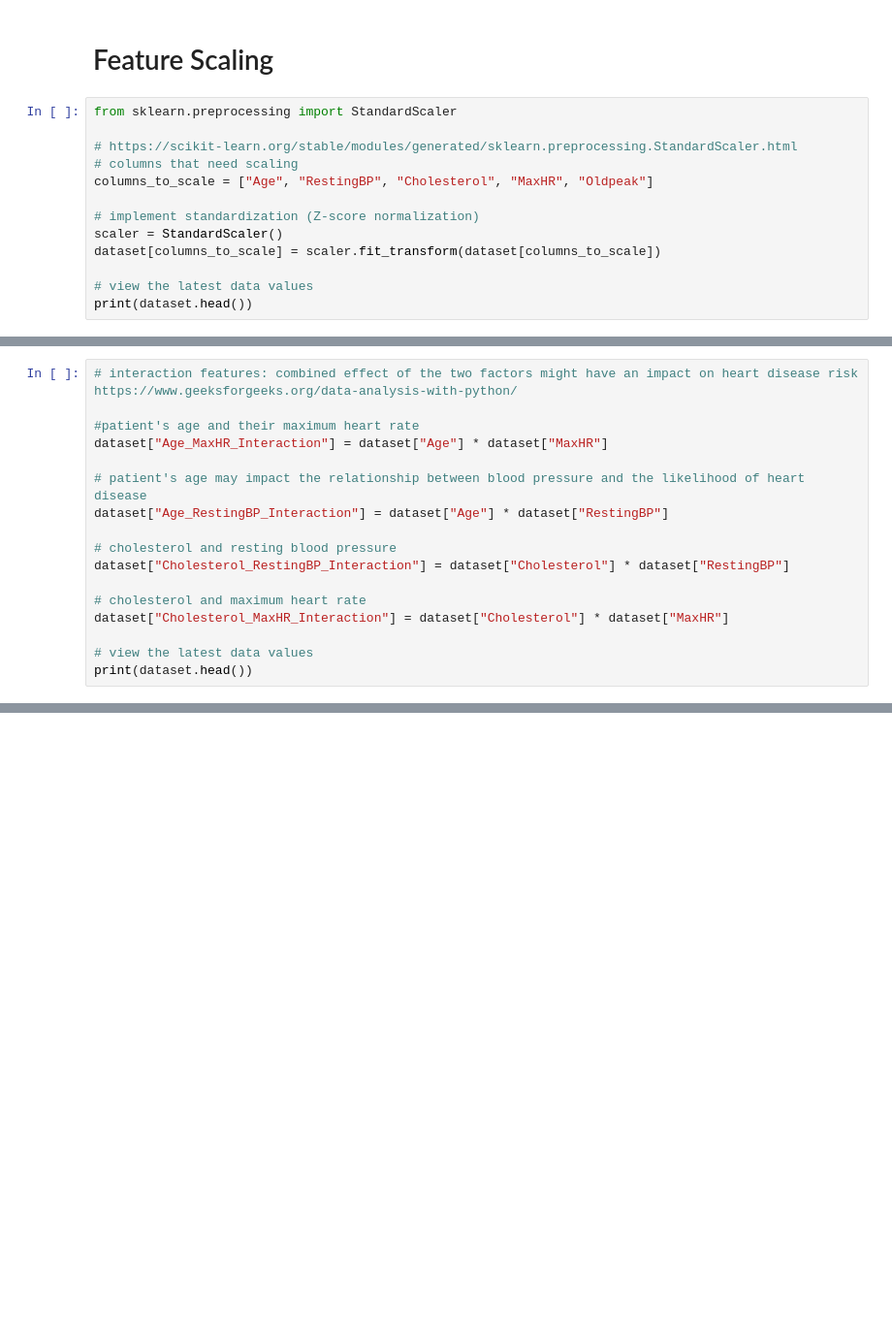
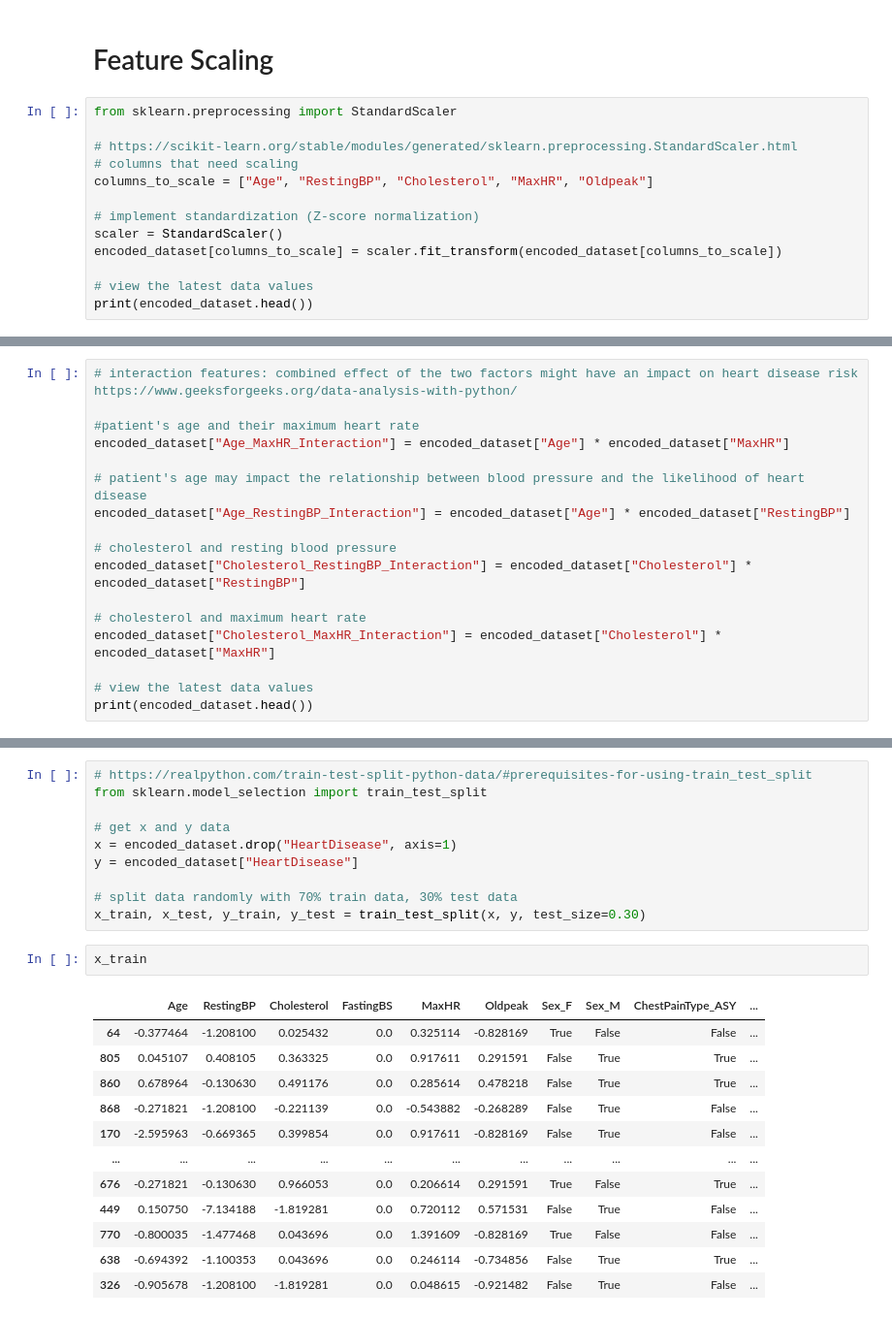
Before and after one commit to WanJing923/ML_code, a Jupyter notebook: code.ipynb, the cells around one changed output, grey strips where cells are left out. Shown: that part at 97% size. Drawn from its saved outputs; the diff is of its cells as text; blank space fills up the shorter version.

Commit message:
done until model training and predict accuracy

```diff
--- a/code.ipynb
+++ b/code.ipynb
@@ -280,8 +280,8 @@ columns_to_scale = ["Age", "RestingBP", "Cholesterol", "MaxHR", "Oldpeak"]
 
 # implement standardization (Z-score normalization)
 scaler = StandardScaler()
-dataset[columns_to_scale] = scaler.fit_transform(dataset[columns_to_scale])
+encoded_dataset[columns_to_scale] = scaler.fit_transform(encoded_dataset[columns_to_scale])
 
 # view the latest data values
-print(dataset.head())
+print(encoded_dataset.head())
 # %% [output]
@@ -302,17 +306,17 @@ print(dataset.head())
 # interaction features: combined effect of the two factors might have an impact on heart disease risk https://www.geeksforgeeks.org/data-analysis-with-python/
 
 #patient's age and their maximum heart rate
-dataset["Age_MaxHR_Interaction"] = dataset["Age"] * dataset["MaxHR"]
+encoded_dataset["Age_MaxHR_Interaction"] = encoded_dataset["Age"] * encoded_dataset["MaxHR"]
 
 # patient's age may impact the relationship between blood pressure and the likelihood of heart disease
-dataset["Age_RestingBP_Interaction"] = dataset["Age"] * dataset["RestingBP"]
+encoded_dataset["Age_RestingBP_Interaction"] = encoded_dataset["Age"] * encoded_dataset["RestingBP"]
 
 # cholesterol and resting blood pressure
-dataset["Cholesterol_RestingBP_Interaction"] = dataset["Cholesterol"] * dataset["RestingBP"]
+encoded_dataset["Cholesterol_RestingBP_Interaction"] = encoded_dataset["Cholesterol"] * encoded_dataset["RestingBP"]
 
 # cholesterol and maximum heart rate
-dataset["Cholesterol_MaxHR_Interaction"] = dataset["Cholesterol"] * dataset["MaxHR"]
+encoded_dataset["Cholesterol_MaxHR_Interaction"] = encoded_dataset["Cholesterol"] * encoded_dataset["MaxHR"]
 
 # view the latest data values
-print(dataset.head())
+print(encoded_dataset.head())
 # %% [output]
@@ -335,0 +342,25 @@ print(dataset.head())
+# %%
+# https://realpython.com/train-test-split-python-data/#prerequisites-for-using-train_test_split
+from sklearn.model_selection import train_test_split
+
+# get x and y data
+x = encoded_dataset.drop("HeartDisease", axis=1)
+y = encoded_dataset["HeartDisease"]
+
+# split data randomly with 70% train data, 30% test data
+x_train, x_test, y_train, y_test = train_test_split(x, y, test_size=0.30)
+# %%
+x_train
+# %% [output]
+|  | Age | RestingBP | Cholesterol | FastingBS | MaxHR | Oldpeak | Sex_F | Sex_M | ChestPainType_ASY | ... |
+| 64 | -0.377464 | -1.208100 | 0.025432 | 0.0 | 0.325114 | -0.828169 | True | False | False | ... |
+| 805 | 0.045107 | 0.408105 | 0.363325 | 0.0 | 0.917611 | 0.291591 | False | True | True | ... |
+| 860 | 0.678964 | -0.130630 | 0.491176 | 0.0 | 0.285614 | 0.478218 | False | True | True | ... |
+| 868 | -0.271821 | -1.208100 | -0.221139 | 0.0 | -0.543882 | -0.268289 | False | True | False | ... |
+| 170 | -2.595963 | -0.669365 | 0.399854 | 0.0 | 0.917611 | -0.828169 | False | True | False | ... |
+| ... | ... | ... | ... | ... | ... | ... | ... | ... | ... | ... |
+| 676 | -0.271821 | -0.130630 | 0.966053 | 0.0 | 0.206614 | 0.291591 | True | False | True | ... |
+| 449 | 0.150750 | -7.134188 | -1.819281 | 0.0 | 0.720112 | 0.571531 | False | True | False | ... |
+| 770 | -0.800035 | -1.477468 | 0.043696 | 0.0 | 1.391609 | -0.828169 | True | False | False | ... |
+| 638 | -0.694392 | -1.100353 | 0.043696 | 0.0 | 0.246114 | -0.734856 | False | True | True | ... |
+| 326 | -0.905678 | -1.208100 | -1.819281 | 0.0 | 0.048615 | -0.921482 | False | True | False | ... |
```
Also changed, not shown: parts of 11 cells of this notebook.
